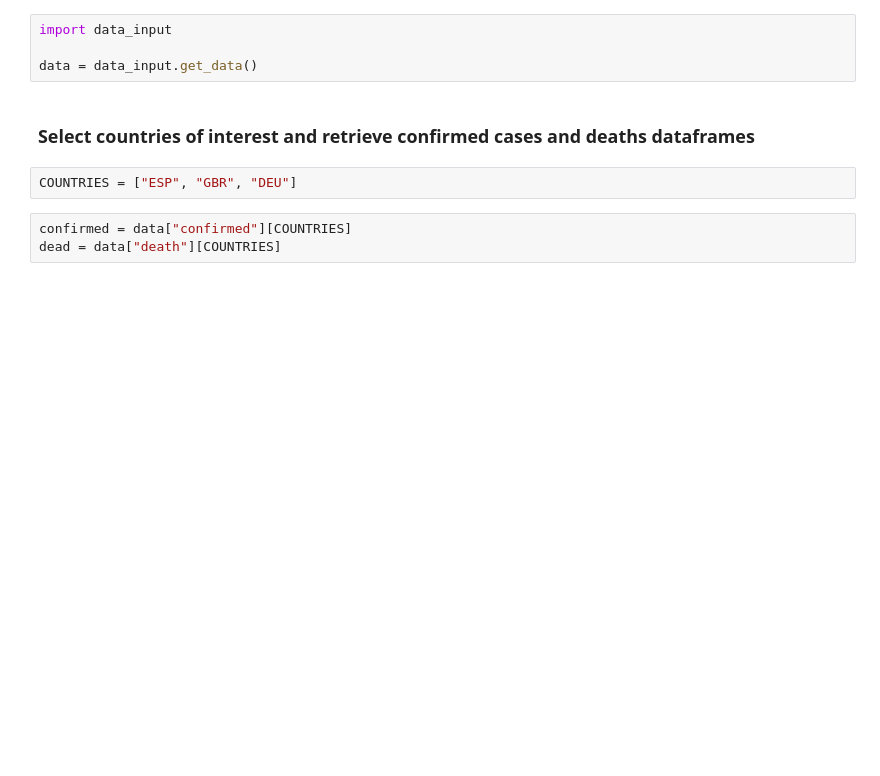
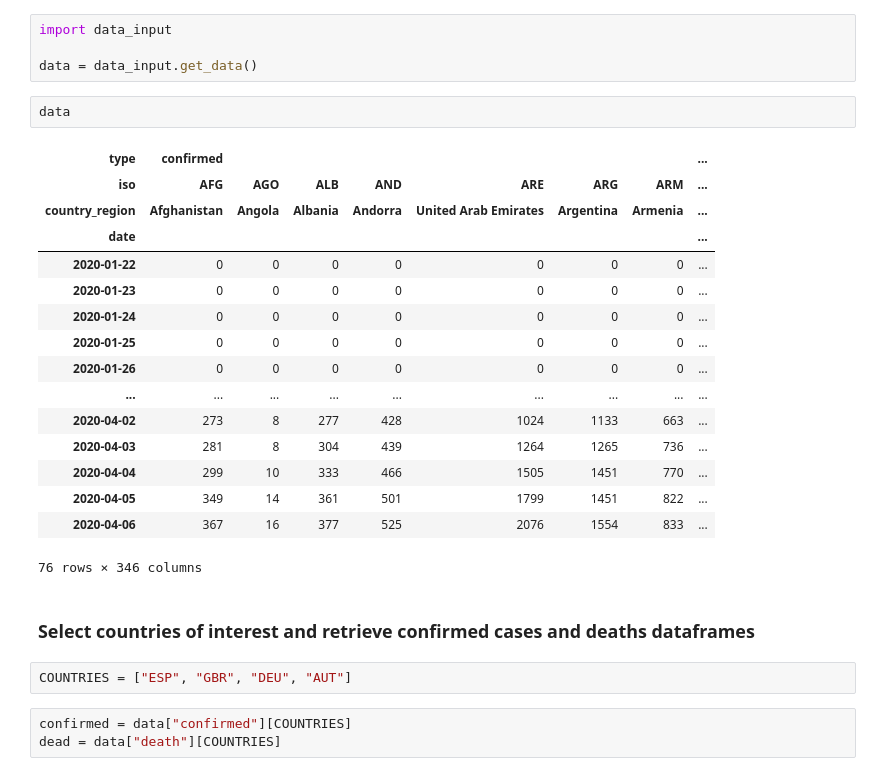
Before and after one commit to jmrr/covid19-data-analysis, a Jupyter notebook: covid19_analysis.ipynb, the cells around one changed output. Cells and saved outputs as stored; diff of their text form; blank space fills up the shorter version.

```diff
--- a/covid19_analysis.ipynb
+++ b/covid19_analysis.ipynb
@@ -13,10 +13,29 @@ sys.path.insert(0, "./covid-dashboard/")
 import data_input
 
 data = data_input.get_data()
+# %%
+data
+# %% [output]
+| type | confirmed |  |  |  |  |  |  | ... |
+| iso | AFG | AGO | ALB | AND | ARE | ARG | ARM | ... |
+| country_region | Afghanistan | Angola | Albania | Andorra | United Arab Emirates | Argentina | Armenia | ... |
+| date |  |  |  |  |  |  |  | ... |
+| 2020-01-22 | 0 | 0 | 0 | 0 | 0 | 0 | 0 | ... |
+| 2020-01-23 | 0 | 0 | 0 | 0 | 0 | 0 | 0 | ... |
+| 2020-01-24 | 0 | 0 | 0 | 0 | 0 | 0 | 0 | ... |
+| 2020-01-25 | 0 | 0 | 0 | 0 | 0 | 0 | 0 | ... |
+| 2020-01-26 | 0 | 0 | 0 | 0 | 0 | 0 | 0 | ... |
+| ... | ... | ... | ... | ... | ... | ... | ... | ... |
+| 2020-04-02 | 273 | 8 | 277 | 428 | 1024 | 1133 | 663 | ... |
+| 2020-04-03 | 281 | 8 | 304 | 439 | 1264 | 1265 | 736 | ... |
+| 2020-04-04 | 299 | 10 | 333 | 466 | 1505 | 1451 | 770 | ... |
+| 2020-04-05 | 349 | 14 | 361 | 501 | 1799 | 1451 | 822 | ... |
+| 2020-04-06 | 367 | 16 | 377 | 525 | 2076 | 1554 | 833 | ... |
+76 rows × 346 columns
 # %% [markdown]
 ### Select countries of interest and retrieve confirmed cases and deaths dataframes
 # %%
-COUNTRIES = ["ESP", "GBR", "DEU"]
+COUNTRIES = ["ESP", "GBR", "DEU", "AUT"]
 # %%
 confirmed = data["confirmed"][COUNTRIES]
 dead = data["death"][COUNTRIES]
```
Also changed, not shown: parts of 6 cells of this notebook, 1 other file.
